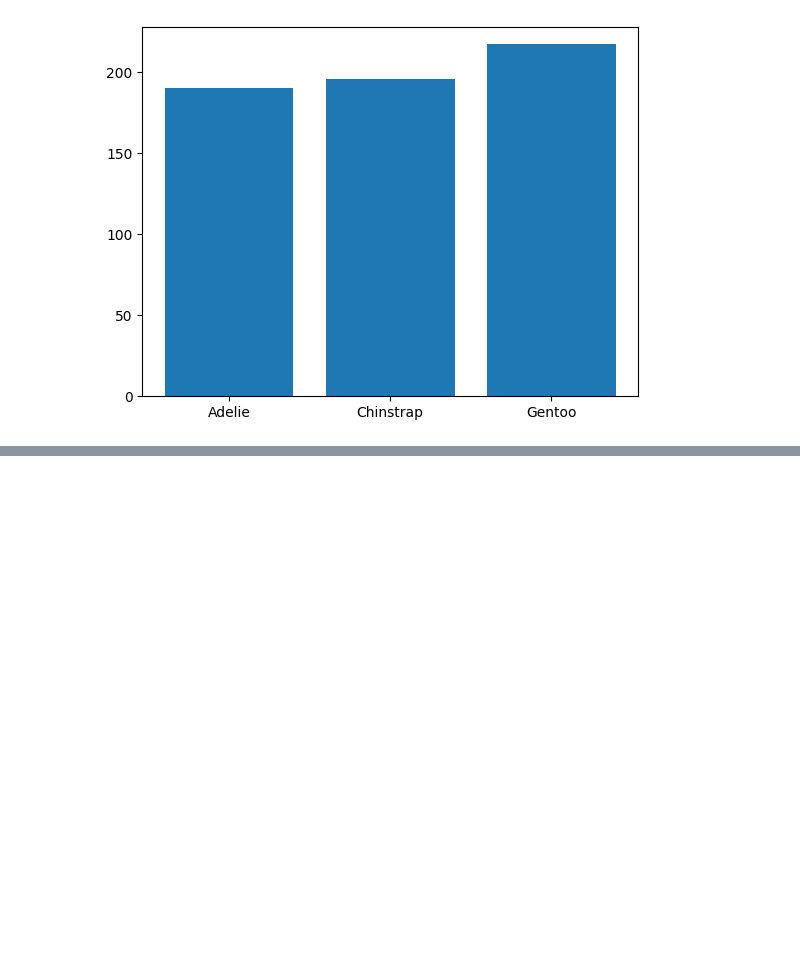
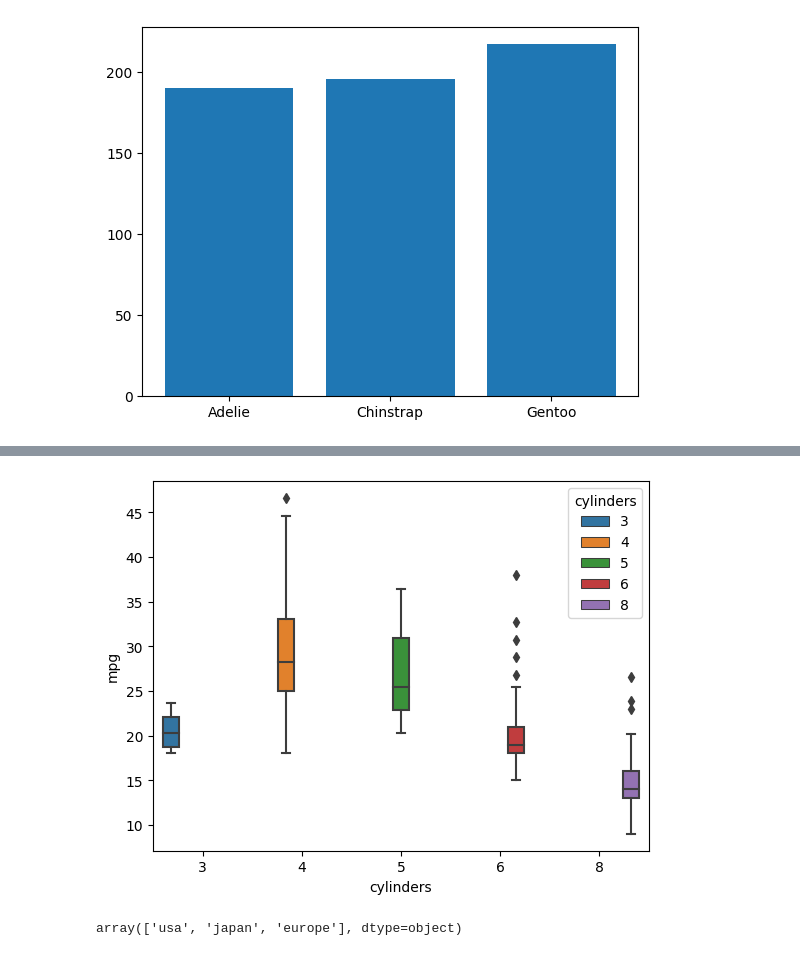
Before and after one commit to UWINTWALI/Datascience-course, a Jupyter notebook: lecture1_python_variables.ipynb, the cells around one changed output, grey strips where cells are left out. Saved outputs shown, nothing was run; the diff lists cells and outputs as text; code cells hidden in the pictures; blank space fills up the shorter version.

```diff
--- a/lecture1_python_variables.ipynb
+++ b/lecture1_python_variables.ipynb
@@ -3760,0 +3827,11 @@ df["Age"].std()
+# %%
+## Boxplot using seaborn
+sns.boxplot(data= cars, x = "cylinders", y = "mpg", hue = "cylinders")
+plt.show()
+# %% [output]
+[figure, added]
+# %%
+## Count plot using Seaborn
+cars.origin.unique()
+# %% [output]
+array(['usa', 'japan', 'europe'], dtype=object)
```
Also changed, not shown: parts of 13 cells of this notebook, 2 other files.
